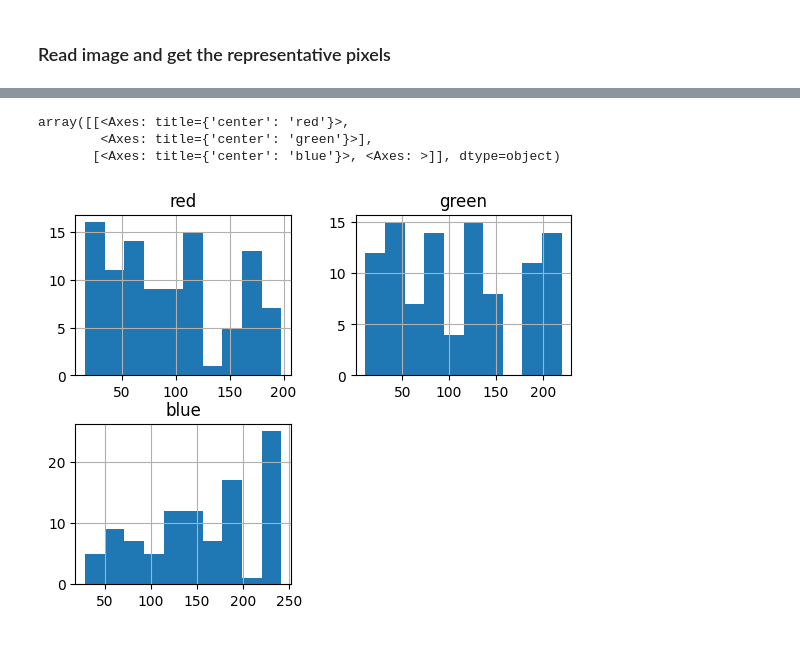
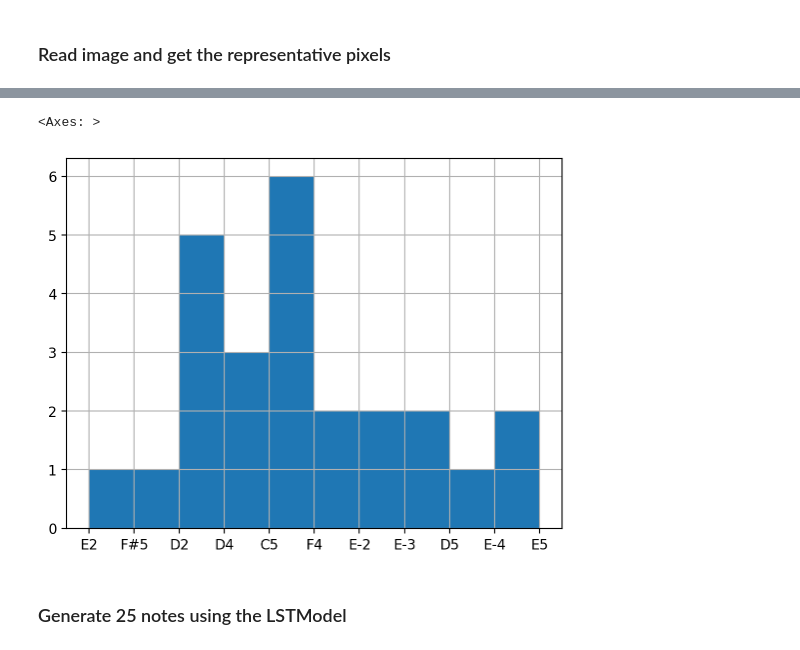
Before and after one commit to dbetm/image-2-melody, a Jupyter notebook: experiments/playground.ipynb, the cells around one changed output, grey strips where cells are left out. Saved outputs shown, nothing was run; the diff lists cells and outputs as text; code cells hidden in the pictures.

```diff
--- a/experiments/playground.ipynb
+++ b/experiments/playground.ipynb
@@ -24,6 +102,6 @@ sample_img_filename = "002_pilares_de_la_creacion.png"
 # %%
 img = cv2.imread(filename=f"{base_path}/{sample_img_filename}")
-color_image = cv2.cvtColor(src=img, code=cv2.COLOR_BGR2RGB)
+hsv_img = cv2.cvtColor(src=img, code=cv2.COLOR_BGR2HSV)
 
-plt.imshow(color_image)
+plt.imshow(hsv_img)
 plt.show()
@@ -32,15 +108,18 @@ plt.show()
 # %%
-number_slices = 25
-k = 4
+number_slices = 5
+k = 5
 
 representative_pixels = get_representative_pixels(
-    color_image, number_slices, k
+    hsv_img, number_slices, k
 )
 # %%
 num_pixels = number_slices * k
 
+# df_repixels = pd.DataFrame(
+#     representative_pixels[:num_pixels], columns=["red", "green", "blue"]
+# )
 df_repixels = pd.DataFrame(
-    representative_pixels[:num_pixels], columns=["red", "green", "blue"]
+    representative_pixels, columns=["hue", "saturation", "value"]
 )
 df_repixels.shape
 # %% [output]
@@ -47,0 +155,10 @@ df_repixels.shape
+# %%
+HUE_MAX_VAL = 180
+# single_notes_loaded
+thresholds = np.linspace(start=0, stop=HUE_MAX_VAL, num=len(single_notes_loaded))
+
+df_repixels["notes"] = df_repixels.apply(
+    lambda row : map_value_to_dest(row["hue"], single_notes_loaded, thresholds=thresholds), axis=1
+)
+
+df_repixels.head()
@@ -60,7 +180,7 @@ df_repixels.describe()
 # %%
-df_repixels[["red", "green", "blue"]].hist()
+df_repixels["notes"].hist()
 # %% [output]
-array([[<Axes: title={'center': 'red'}>,
-        <Axes: title={'center': 'green'}>],
-       [<Axes: title={'center': 'blue'}>, <Axes: >]], dtype=object)
+<Axes: >
-[figure, old version]
+[figure, new version]
+# %% [markdown]
+### Generate 25 notes using the LSTModel
```
Also changed, not shown: parts of 55 cells of this notebook, 13 other files.
